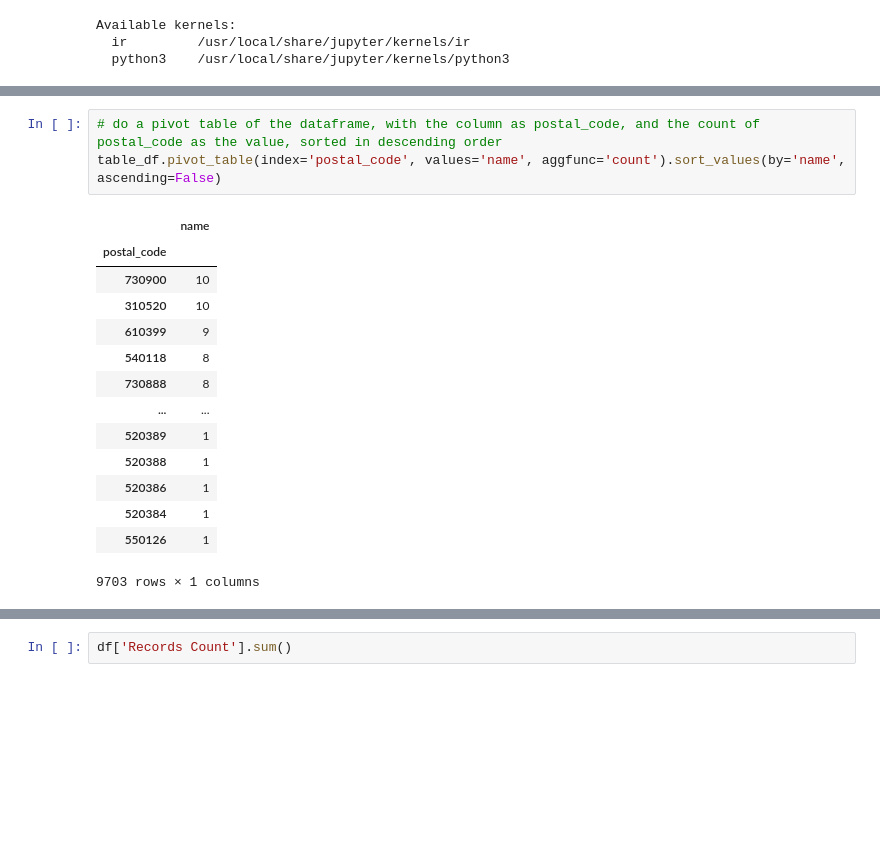
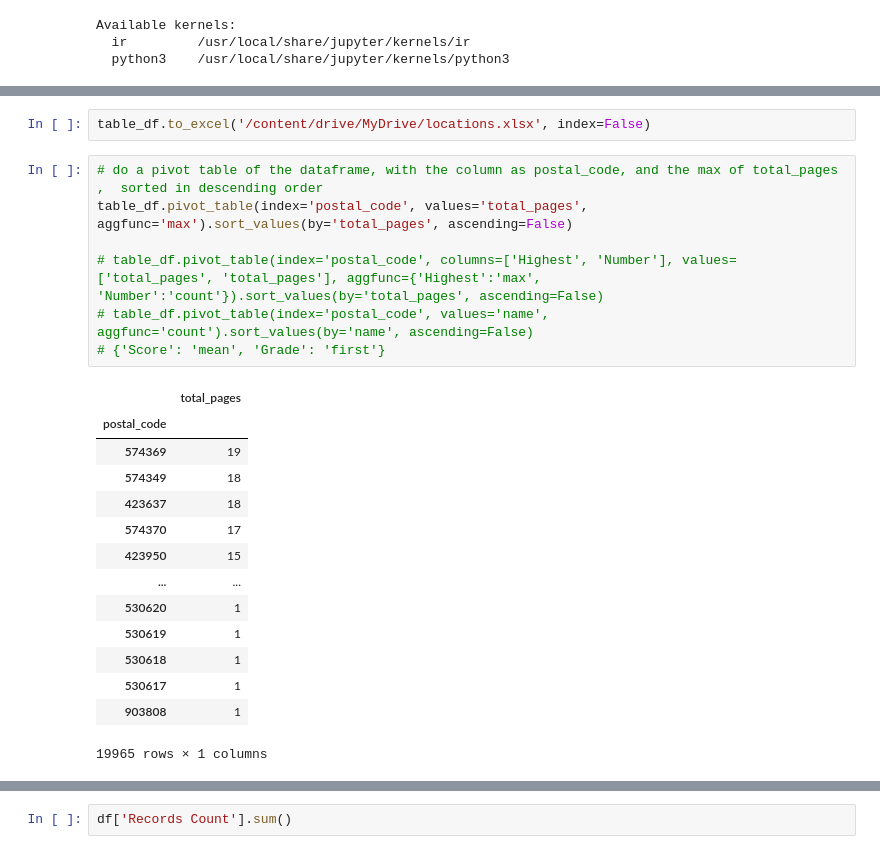
Before and after one commit to boonkwee/OneMap, a Jupyter notebook: sqlite3 OneMap.ipynb, the cells around one changed output, grey strips where cells are left out. Cells and saved outputs as stored; diff of their text form; blank space fills up the shorter version.

```diff
--- a/sqlite3 OneMap.ipynb
+++ b/sqlite3 OneMap.ipynb
@@ -303,18 +306,24 @@ table_df
+# %%
+table_df.to_excel('/content/drive/MyDrive/locations.xlsx', index=False)
 # %%
-# do a pivot table of the dataframe, with the column as postal_code, and the count of postal_code as the value, sorted in descending order
-table_df.pivot_table(index='postal_code', values='name', aggfunc='count').sort_values(by='name', ascending=False)
+# do a pivot table of the dataframe, with the column as postal_code, and the max of total_pages ,  sorted in descending order
+table_df.pivot_table(index='postal_code', values='total_pages', aggfunc='max').sort_values(by='total_pages', ascending=False)
+
+# table_df.pivot_table(index='postal_code', columns=['Highest', 'Number'], values=['total_pages', 'total_pages'], aggfunc={'Highest':'max', 'Number':'count'}).sort_values(by='total_pages', ascending=False)
+# table_df.pivot_table(index='postal_code', values='name', aggfunc='count').sort_values(by='name', ascending=False)
+# {'Score': 'mean', 'Grade': 'first'}
 # %% [output]
-|  | name |
+|  | total_pages |
 | postal_code |  |
-| 730900 | 10 |
-| 310520 | 10 |
-| 610399 | 9 |
-| 540118 | 8 |
-| 730888 | 8 |
+| 574369 | 19 |
+| 574349 | 18 |
+| 423637 | 18 |
+| 574370 | 17 |
+| 423950 | 15 |
 | ... | ... |
-| 520389 | 1 |
-| 520388 | 1 |
-| 520386 | 1 |
-| 520384 | 1 |
-| 550126 | 1 |
+| 530620 | 1 |
+| 530619 | 1 |
+| 530618 | 1 |
+| 530617 | 1 |
+| 903808 | 1 |
-9703 rows × 1 columns
+19965 rows × 1 columns
```
Also changed, not shown: parts of 9 cells of this notebook, 5 other files.
